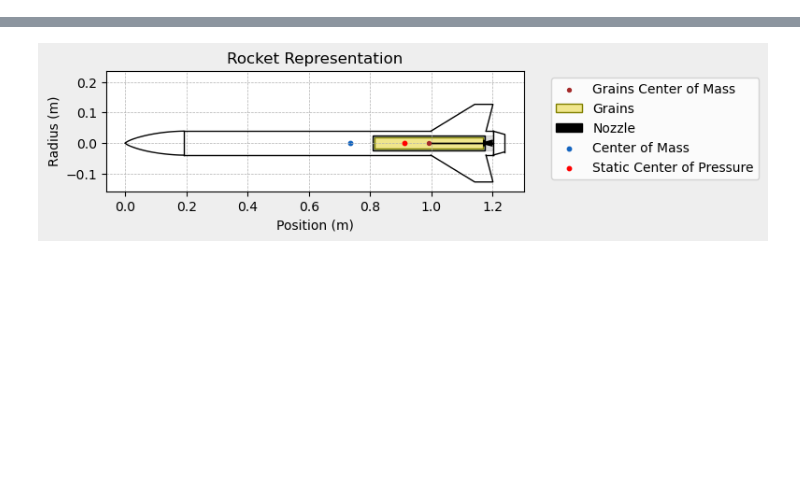
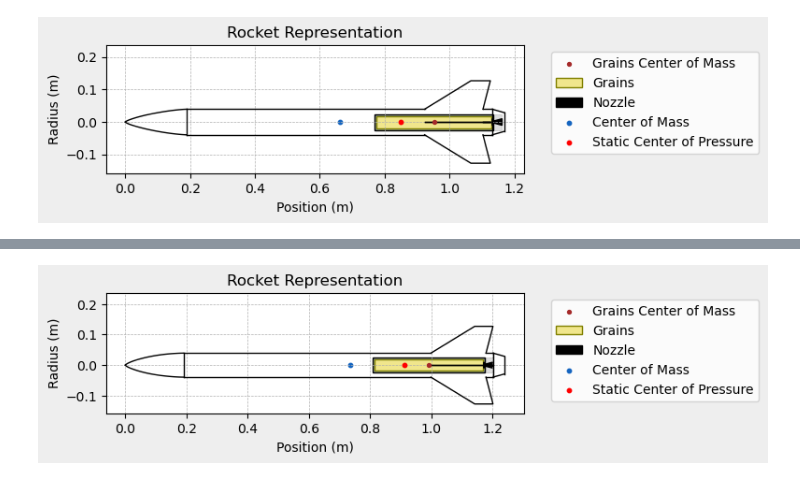
Before and after one commit to AODadbase/FV-Controls, a Jupyter notebook: Maurice2/rocket/RocketGeometry.ipynb, the cells around one changed output, grey strips where cells are left out. Cells and saved outputs as stored; diff of their text form; code cells hidden in the pictures; blank space fills up the shorter version.

```diff
--- a/Maurice2/rocket/RocketGeometry.ipynb
+++ b/Maurice2/rocket/RocketGeometry.ipynb
@@ -60,3 +60,87 @@ class ourFins(TrapezoidalFins):
 # stability_margin_launch_rod = stability_margin[idx+1] # first non-nan value after launch rod exit
 # print("stability margin at launch rod exit: ", stability_margin_launch_rod)
 # # THIS IS DIFFERENT FROM WHAT ROCKETPY GIVES
+# %%
+from rocketpy import Environment, SolidMotor, Rocket, Flight
+from rocketpy.rocket.aero_surface.fins.trapezoidal_fins import TrapezoidalFins
+import numpy as np
+class ourFins(TrapezoidalFins):
+    def __init__(
+        self,
+        n,
+        root_chord,
+        tip_chord,
+        span,
+        rocket_radius,
+        cant_angle=0,
+        sweep_length=None,
+        sweep_angle=None,
+        airfoil=None,
+        name="Fins",
+    ):
+        super().__init__(
+            n,
+            root_chord,
+            tip_chord,
+            span,
+            rocket_radius,
+            cant_angle,
+            sweep_length,
+            sweep_angle,
+            airfoil,
+            name,
+        )
+
+        self.aileronAngles = np.array([0,0,0,0])
+
+maurice2 = Rocket(
+    radius=7.87/2/100,
+    mass=2328/1000,
+    inertia=(0.29, 0.29, 0.0035), # TODO: idk how to find this
+    power_off_drag=0.6175,
+    power_on_drag=0.633,
+    center_of_mass_without_motor=59.7/100,
+    coordinate_system_orientation="nose_to_tail",
+)
+motor = SolidMotor(
+    thrust_source="/Users/dsong/Library/CloudStorage/OneDrive-UniversityofIllinois-Urbana/Club Stuff/LRI/FV-Controls/Maurice2/data/AeroTech_HP-I280DM.eng",  # Or use a CSV thrust file
+    dry_mass=(0.616 - 0.355),  # kg
+    burn_time=1.97,  # Corrected burn time
+    dry_inertia=(0.00055, 0.00055, 0.00011),  # kg·m² (approximated)
+    nozzle_radius= (10 / 1000),
+    grain_number=1,
+    grain_density=16929,
+    grain_outer_radius= 0.038/2,
+    grain_initial_inner_radius= 0.037/ 2,
+    grain_initial_height= 0.356,
+    grain_separation=0.01,
+    grains_center_of_mass_position=-0.07,  # Estimated
+    center_of_dry_mass_position=0.05,  # Estimated
+    nozzle_position=-0.28,
+    throat_radius= 3.5 / 1000,
+    coordinate_system_orientation="nozzle_to_combustion_chamber",
+)
+maurice2.add_motor(motor, position=88.2/100)
+nose_cone = maurice2.add_nose(
+        length=19/100, kind="Von Karman", position=0
+    )
+# Boat tail
+tail = maurice2.add_tail(
+        top_radius=7.87/2/100, bottom_radius=5.72/2/100, length=3.81/100, position=(117-3.81)/100
+    )
+
+fins = ourFins(
+        n=4,
+        root_chord=18/100,
+        tip_chord=5.97/100,
+        span=8.76/100,
+        rocket_radius=7.87/2/100,
+        cant_angle=0.01,
+        sweep_length=14.3/100,
+    )
+
+maurice2.add_surfaces(fins, (92.3)/100)
+
+maurice2.draw()
+# %% [output]
+[figure, added]
```
Also changed, not shown: parts of 3 cells of this notebook, 5 other files.
